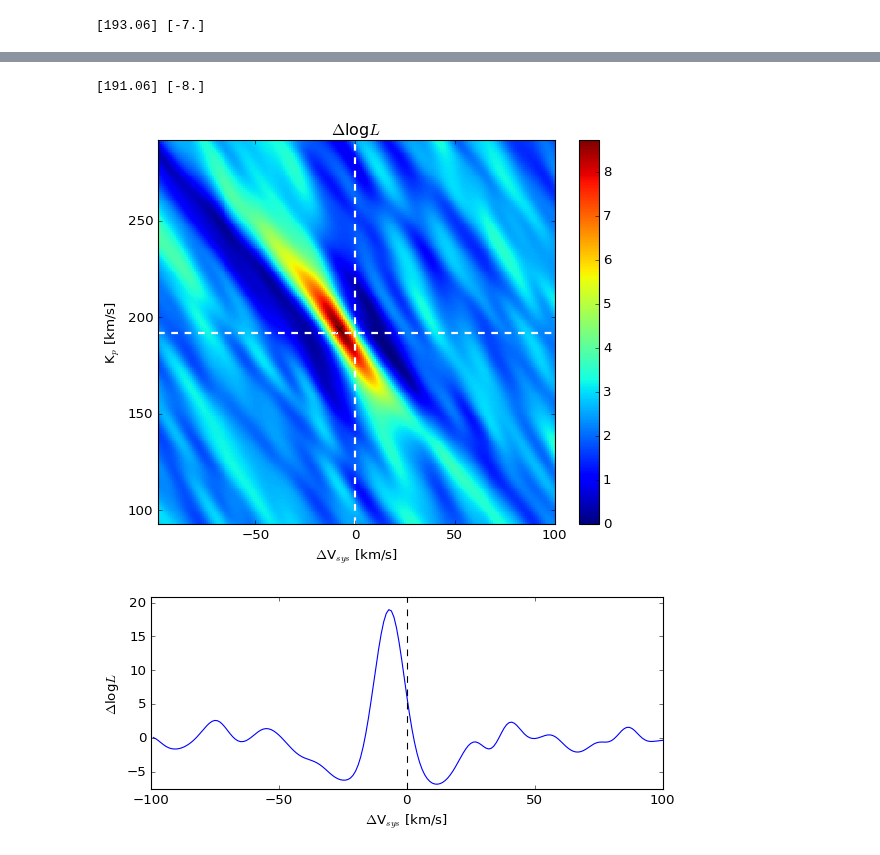
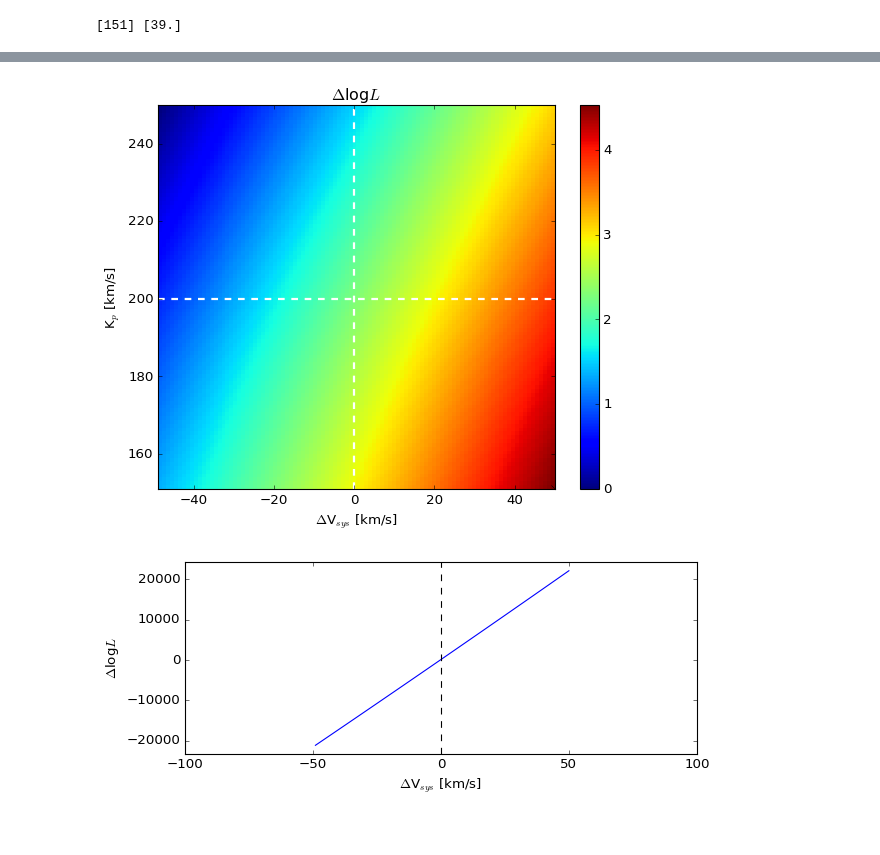
Before and after one commit to MartianColonist/POSEIDON, a Jupyter notebook: POSEIDON/cross_correlation_plot.ipynb, the cells around one changed output, grey strips where cells are left out. Cells and saved outputs as stored; diff of their text form; code cells hidden in the pictures.

```diff
--- a/POSEIDON/cross_correlation_plot.ipynb
+++ b/POSEIDON/cross_correlation_plot.ipynb
@@ -34,7 +34,7 @@ from matplotlib import rcParams
 rcParams['font.family'] = 'sans-serif'
 import matplotlib.pyplot as plt
 # %%
-output_path = './CC_output/WASP-77Ab/'
+output_path = './CC_output/WASP-121b/'
 name = 'BEST_FIT'
 filearr = sorted(glob.glob(output_path+'test_sysrem_*.pic'))
 
@@ -44,8 +44,8 @@ for i in range(len(filearr)):
 	Vsys = np.append(Vsys, Vsysarr)
 
 
-CCF = np.zeros((200, len(Vsys)))
-logL = np.zeros((200, len(Vsys)))
+CCF = np.zeros((len(logLarr), len(Vsys)))
+logL = np.zeros((len(logLarr), len(Vsys)))
 
 curr = 0
 for i in range(len(filearr)):
@@ -58,7 +58,7 @@ for i in range(len(filearr)):
 # ylimm=120
 CCFarr1 = CCF-np.mean(CCF)
 Vsysarr = Vsys
-Kp = 192.06  #orbital velocity of planet
+Kp = 200  #orbital velocity of planet
 fig, ax = subplots()
 
 CCFarr1 = CCFarr1[::-1, :]
@@ -106,7 +106,6 @@ CCFarr1 = CCFarr1-np.mean(CCFarr1)
 stdev=np.std(CCFarr1)
 maxx = (CCFarr1/stdev).max()
 loc = np.where(CCFarr1/stdev == maxx)
-print(Kparr[loc[0]], Vsysarr[loc[1]])
 Vsysarr = Vsys
 fig, ax = subplots()
 cax = ax.imshow((CCFarr1-CCFarr1.min())/stdev, extent = [Vsysarr.min(), Vsysarr.max(), Kparr.min(), Kparr.max()], aspect="auto", interpolation='none')
@@ -135,4 +134,4 @@ savefig(output_path+name+'_TOTAL_logL_SLICE.pdf', fmt='pdf')
 show()
 close()
 # %% [output]
-[193.06] [-7.]
+[151] [39.]
@@ -140,3 +139,2 @@ close()
-[191.06] [-8.]
-[figure, old version]
+[figure, new version]
-[figure, old version]
+[figure, new version]
```
Also changed, not shown: parts of 1 cell of this notebook, 2 other files.
